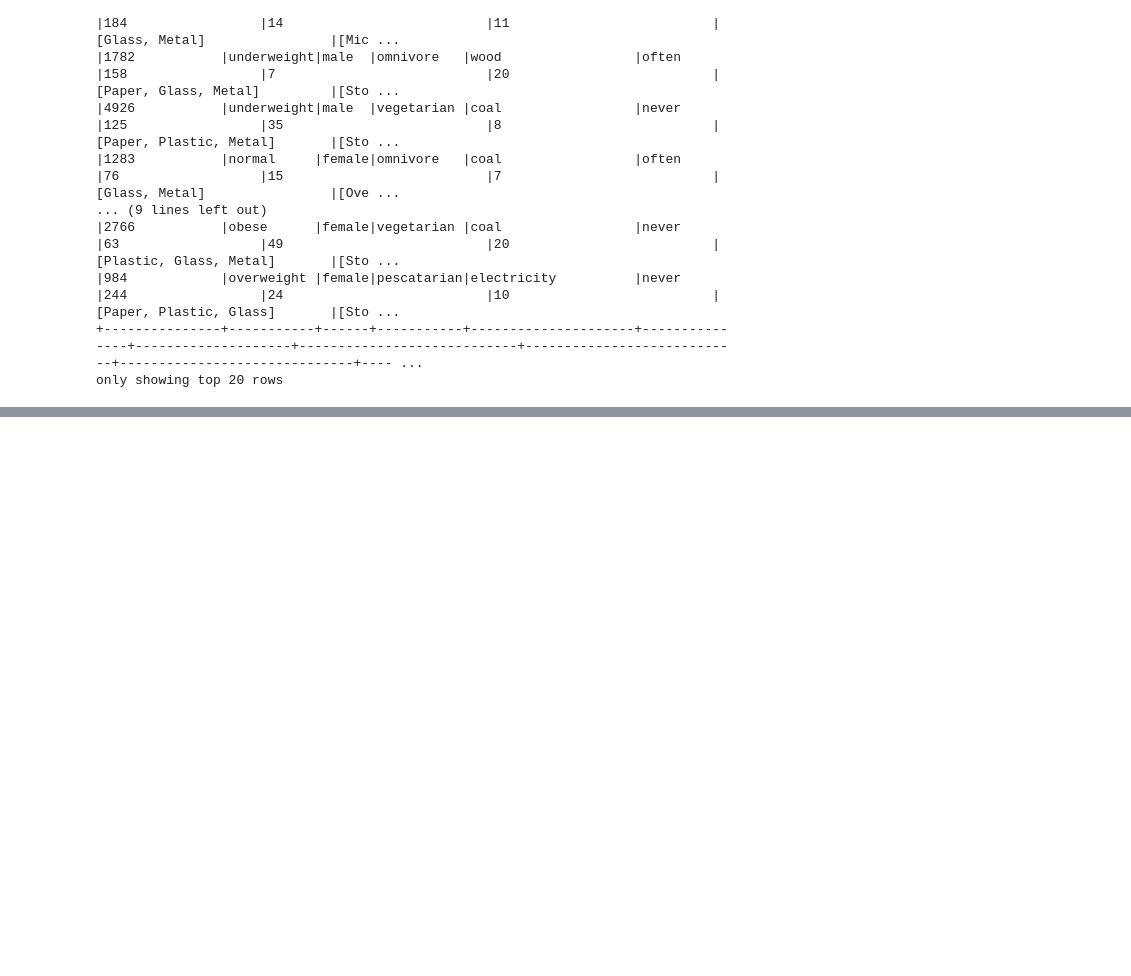
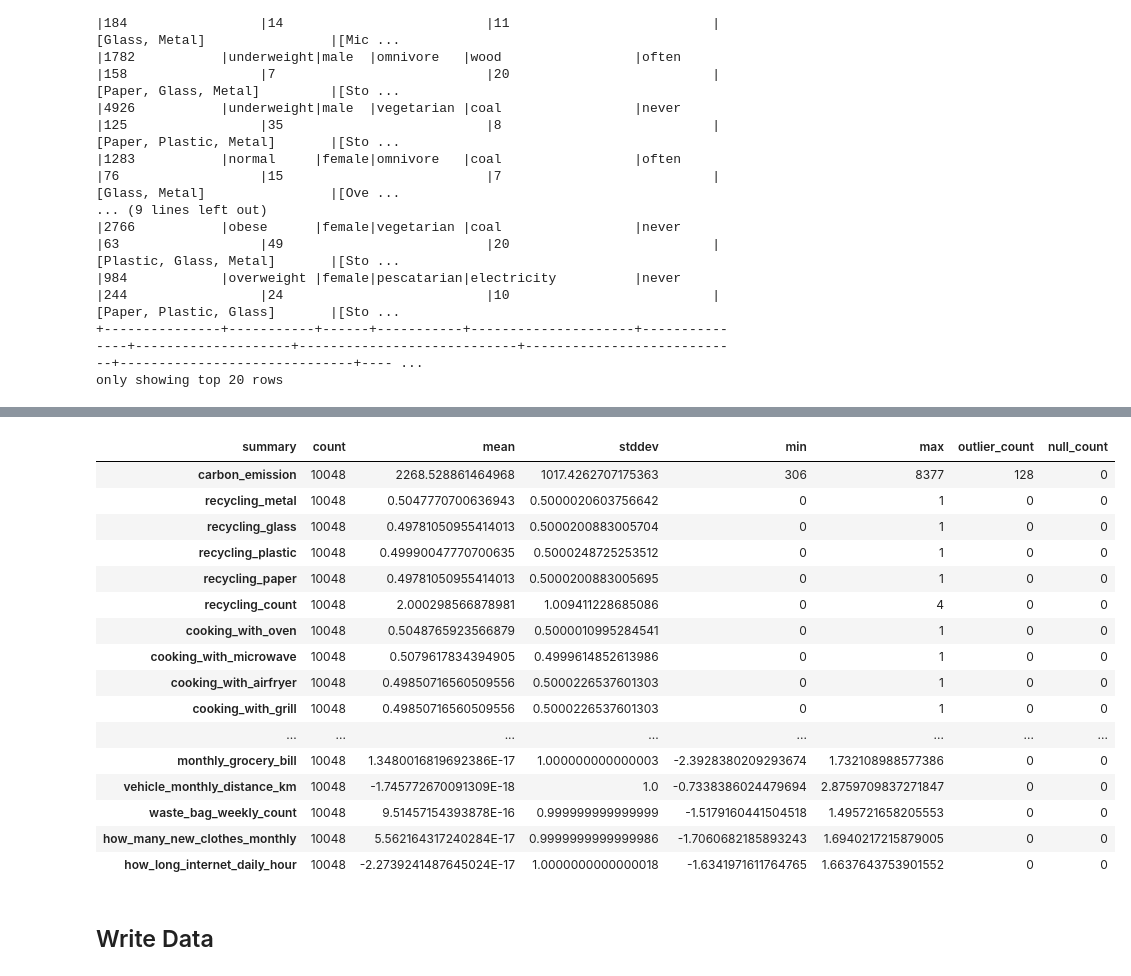
Before and after one commit to DesastreuX/Carbon-Emission-Iteration-4, a Jupyter notebook: source/DP-03.ipynb, the cells around one changed output, grey strips where cells are left out. Drawn from its saved outputs; the diff is of its cells as text; code cells hidden in the pictures; blank space fills up the shorter version.

```diff
--- a/source/DP-03.ipynb
+++ b/source/DP-03.ipynb
@@ -345,0 +395,2 @@ TypeError: 'Column' object is not callable
+# %%
+encoded_df = string_columns_encoder(df=encoded_df)
@@ -345,0 +428,13 @@ TypeError: 'Column' object is not callable
+# %%
+continuous_columns = [
+    "monthly_grocery_bill",
+    "vehicle_monthly_distance_km",
+    "waste_bag_weekly_count",
+    "how_many_new_clothes_monthly",
+    "how_long_internet_daily_hour",
+]
+encoded_df_with_z = encoded_df.withColumn("id", monotonically_increasing_id())
+z_score_df = z_score(df=encoded_df_with_z, columns=deepcopy(continuous_columns))
+encoded_df_with_z = encoded_df_with_z.drop(*continuous_columns)
+encoded_df_with_z = encoded_df_with_z.join(z_score_df, on="id", how="inner").drop("id")
+encoded_df_with_z.show()
@@ -345,0 +473,4 @@ TypeError: 'Column' object is not callable
+# %%
+info_table = describe_dataframe_details(spark=spark, df=encoded_df_with_z)
+info_table
+# %% [output]
@@ -345,0 +494,19 @@ TypeError: 'Column' object is not callable
+| summary | count | mean | stddev | min | max | outlier_count | null_count |
+| carbon_emission | 10048 | 2268.528861464968 | 1017.4262707175363 | 306 | 8377 | 128 | 0 |
+| recycling_metal | 10048 | 0.5047770700636943 | 0.5000020603756642 | 0 | 1 | 0 | 0 |
+| recycling_glass | 10048 | 0.49781050955414013 | 0.5000200883005704 | 0 | 1 | 0 | 0 |
+| recycling_plastic | 10048 | 0.49990047770700635 | 0.5000248725253512 | 0 | 1 | 0 | 0 |
+| recycling_paper | 10048 | 0.49781050955414013 | 0.5000200883005695 | 0 | 1 | 0 | 0 |
+| recycling_count | 10048 | 2.000298566878981 | 1.009411228685086 | 0 | 4 | 0 | 0 |
+| cooking_with_oven | 10048 | 0.5048765923566879 | 0.5000010995284541 | 0 | 1 | 0 | 0 |
+| cooking_with_microwave | 10048 | 0.5079617834394905 | 0.4999614852613986 | 0 | 1 | 0 | 0 |
+| cooking_with_airfryer | 10048 | 0.49850716560509556 | 0.5000226537601303 | 0 | 1 | 0 | 0 |
+| cooking_with_grill | 10048 | 0.49850716560509556 | 0.5000226537601303 | 0 | 1 | 0 | 0 |
+| ... | ... | ... | ... | ... | ... | ... | ... |
+| monthly_grocery_bill | 10048 | 1.3480016819692386E-17 | 1.000000000000003 | -2.3928380209293674 | 1.732108988577386 | 0 | 0 |
+| vehicle_monthly_distance_km | 10048 | -1.745772670091309E-18 | 1.0 | -0.7338386024479694 | 2.8759709837271847 | 0 | 0 |
+| waste_bag_weekly_count | 10048 | 9.51457154393878E-16 | 0.999999999999999 | -1.5179160441504518 | 1.495721658205553 | 0 | 0 |
+| how_many_new_clothes_monthly | 10048 | 5.562164317240284E-17 | 0.9999999999999986 | -1.7060682185893243 | 1.6940217215879005 | 0 | 0 |
+| how_long_internet_daily_hour | 10048 | -2.2739241487645024E-17 | 1.0000000000000018 | -1.6341971611764765 | 1.6637643753901552 | 0 | 0 |
+# %% [markdown]
+## Write Data
```
Also changed, not shown: parts of 24 cells of this notebook, 11 other files.
